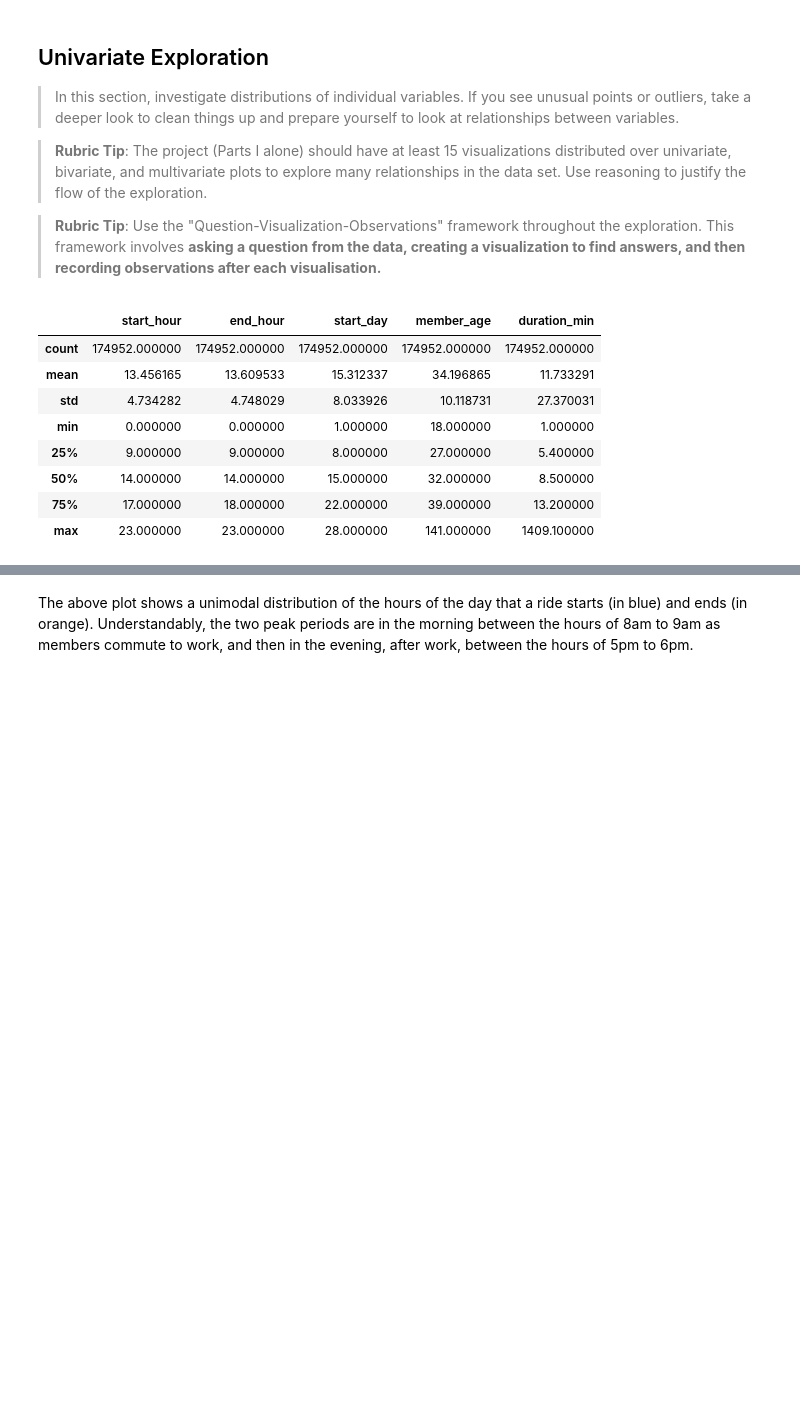
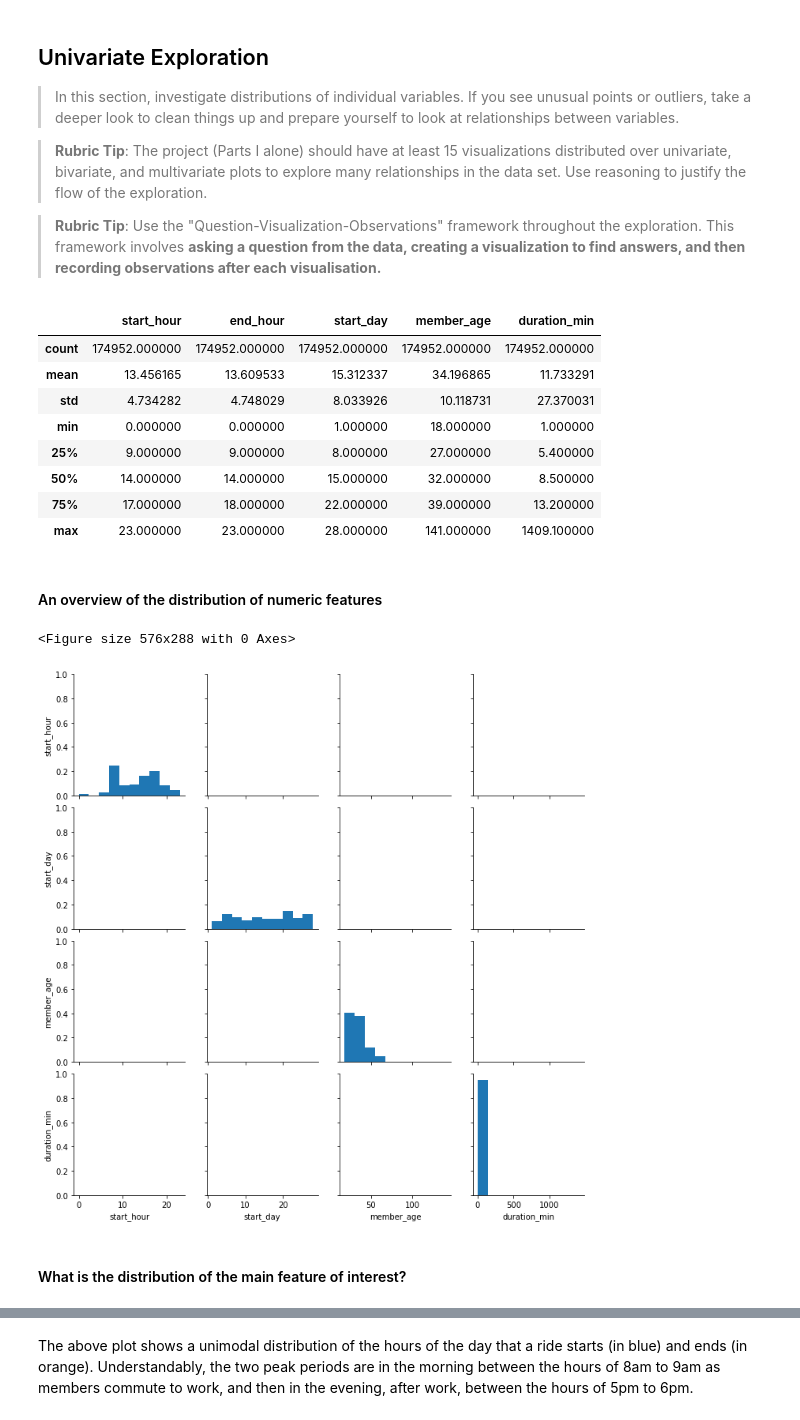
Before and after one commit to Damola-Adedoyin/Ford-GoBike-Data-Visualization-project, a Jupyter notebook: Part_I_exploration_template.ipynb, the cells around one changed output, grey strips where cells are left out. Cells and saved outputs as stored; diff of their text form; code cells hidden in the pictures; blank space fills up the shorter version.

```diff
--- a/Part_I_exploration_template.ipynb
+++ b/Part_I_exploration_template.ipynb
@@ -192,4 +198,16 @@ bike.describe()
 | 50% | 14.000000 | 14.000000 | 15.000000 | 32.000000 | 8.500000 |
 | 75% | 17.000000 | 18.000000 | 22.000000 | 39.000000 | 13.200000 |
 | max | 23.000000 | 23.000000 | 28.000000 | 141.000000 | 1409.100000 |
+# %% [markdown]
+#### An overview of the distribution of numeric features
+# %%
+plt.figure(figsize = (8,4))
+
+g=sb.PairGrid(data = bike[['start_hour', 'start_day', 'member_age', 'duration_min']]);
+g.map_diag(plt.hist);
+# %% [output]
+<Figure size 576x288 with 0 Axes>
+[figure, added]
+# %% [markdown]
+#### What is the distribution of the main feature of interest?
 # %%
```
Also changed, not shown: parts of 50 cells of this notebook, 1 other file.
